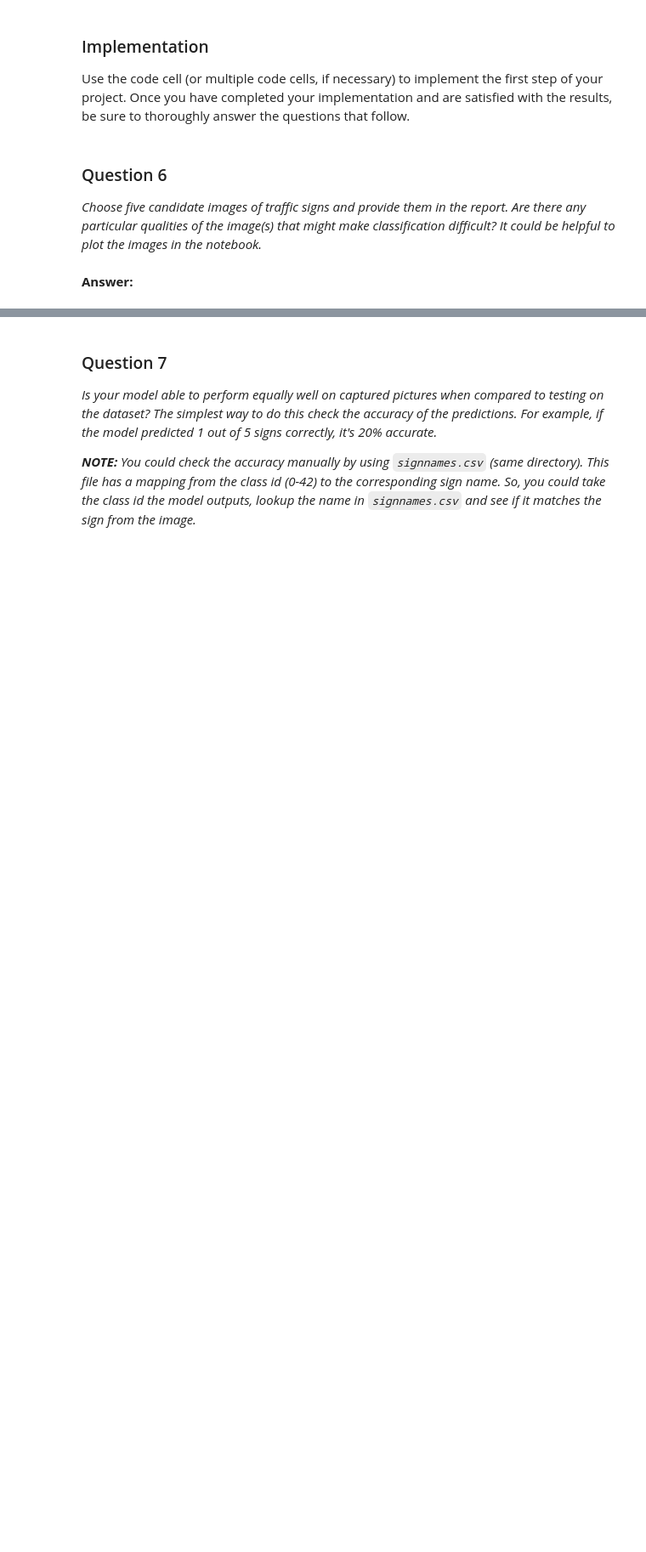
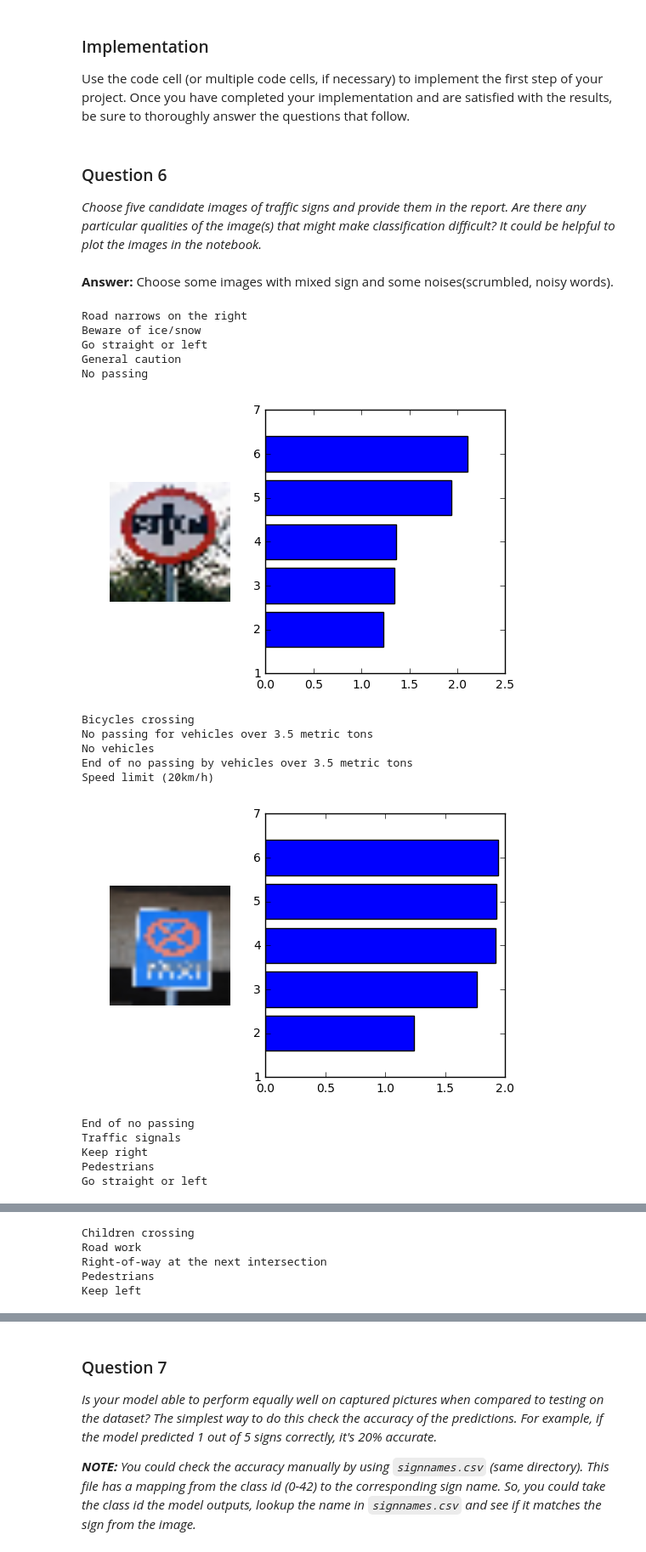
Before and after one commit to chenliu0831/CarND-Traffic-Sign-Classifier-Project, a Jupyter notebook: Traffic_Sign_Classifier.ipynb, the cells around one changed output, grey strips where cells are left out. Shown at 85% size. Saved outputs shown, nothing was run; the diff lists cells and outputs as text; code cells hidden in the pictures; blank space fills up the shorter version.

```diff
--- a/Traffic_Sign_Classifier.ipynb
+++ b/Traffic_Sign_Classifier.ipynb
@@ -306,0 +565,7 @@ _How did you train your model? (Type of optimizer, batch size, epochs, hyperpara
+# %%
+# eval
+with tf.Session() as sess:
+    saver.restore(sess, tf.train.latest_checkpoint('.'))
+
+    _, test_accuracy = evaluate(X_test, y_test)
+    print("Test Accuracy = {:.3f}".format(test_accuracy))
@@ -330,5 +654,3 @@ Use the code cell (or multiple code cells, if necessary) to implement the first
 ### Question 6
 
 _Choose five candidate images of traffic signs and provide them in the report. Are there any particular qualities of the image(s) that might make classification difficult? It could be helpful to plot the images in the notebook._
-# %% [markdown]
-**Answer:**
@@ -337,0 +657,54 @@ _Choose five candidate images of traffic signs and provide them in the report. A
+# %% [markdown]
+**Answer:** Choose some images with mixed sign and some noises(scrumbled, noisy words).
+# %%
+### Run the predictions here.
+### Feel free to use as many code cells as needed.
+
+# Directly plotting top k here
+import matplotlib.pyplot as plt
+import matplotlib.gridspec as gridspec
+
+with tf.Session() as sess:
+    saver.restore(sess, tf.train.latest_checkpoint('.'))
+    sess.run(tf.global_variables_initializer())
+
+
+    top5 = tf.nn.top_k(logits, 5)
+    top5_predictions = sess.run(top5, feed_dict={x: test_images})
+
+    for i, img in enumerate(test_images):
+
+        plt.figure()
+
+        gs = gridspec.GridSpec(1, 2, width_ratios=[1,2])
+        plt.subplot(gs[0])
+        plt.imshow(img)
+        plt.axis('off')
+
+        plt.subplot(gs[1])
+
+        plt.barh(6-np.arange(5),top5_predictions[0][i], align='center')
+
+        for label_ind in range(5):
+
+            print(label_to_signal_mapping[top5_predictions[1][i][label_ind]])
+
+        plt.show()
+# %% [output]
+Road narrows on the right
+Beware of ice/snow
+Go straight or left
+General caution
+No passing
+[figure, added]
+Bicycles crossing
+No passing for vehicles over 3.5 metric tons
+No vehicles
+End of no passing by vehicles over 3.5 metric tons
+Speed limit (20km/h)
+[figure, added]
+End of no passing
+Traffic signals
+Keep right
+Pedestrians
+Go straight or left
@@ -337,0 +712,5 @@ _Choose five candidate images of traffic signs and provide them in the report. A
+Children crossing
+Road work
+Right-of-way at the next intersection
+Pedestrians
+Keep left
```
Also changed, not shown: parts of 25 cells of this notebook.
